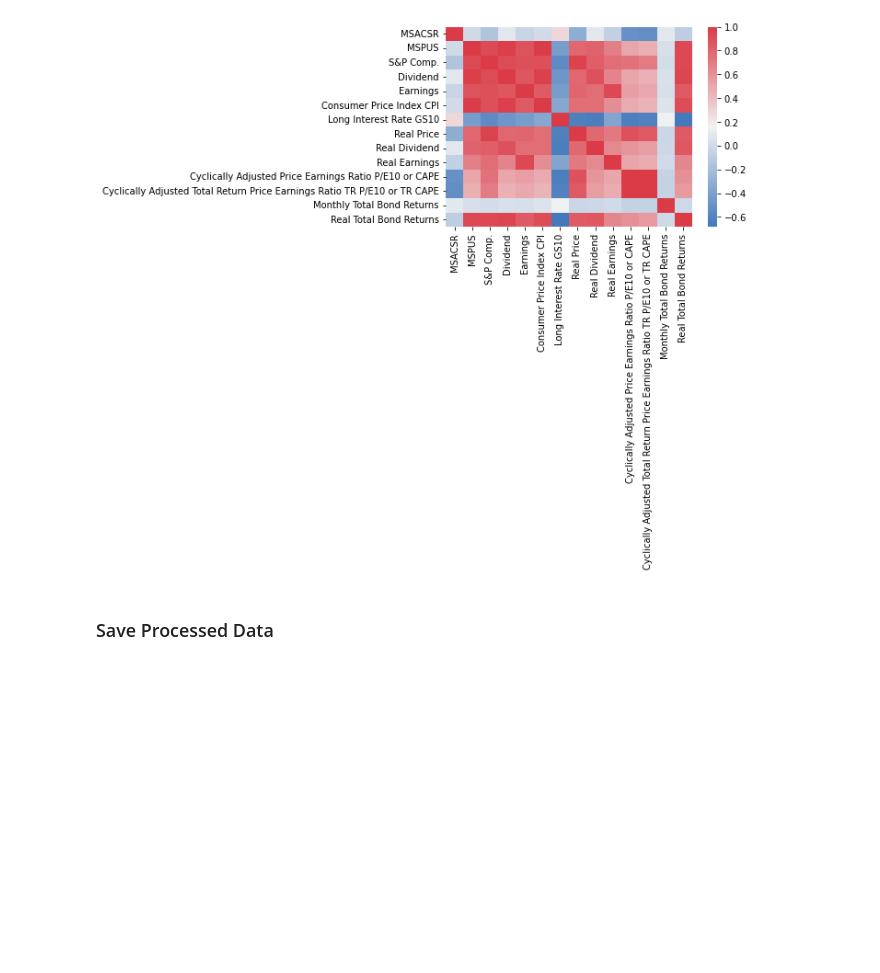
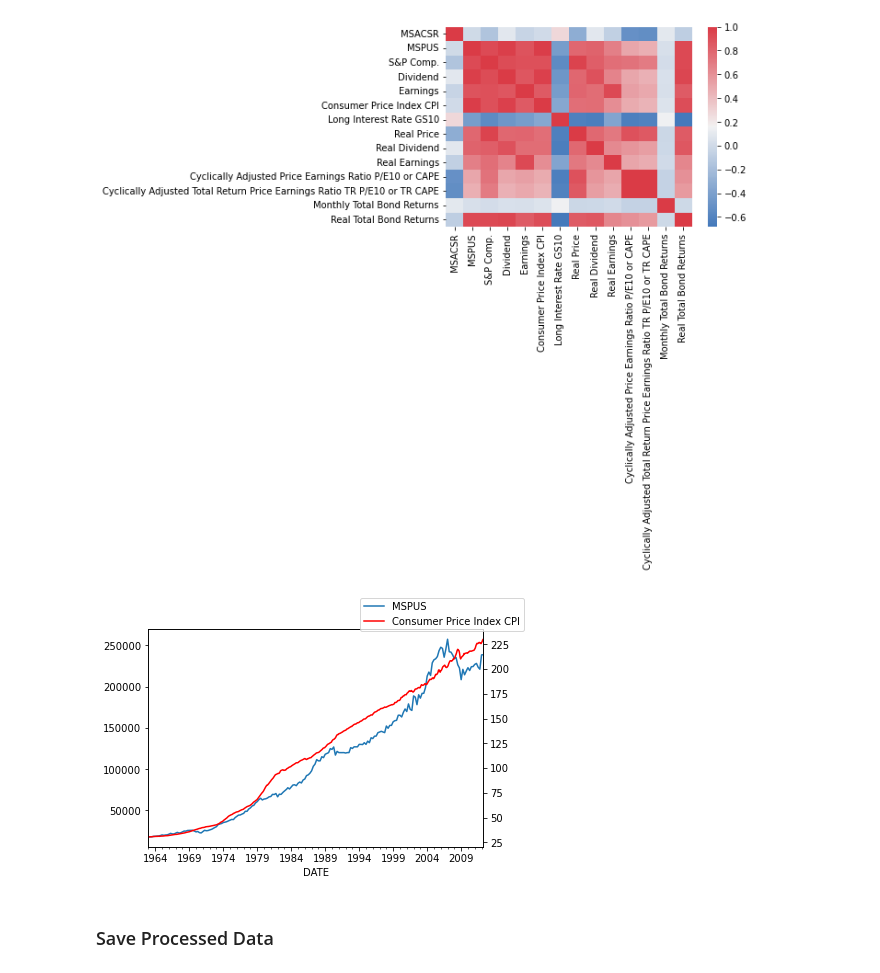
Before and after one commit to hsdistefa/mas-thesis, a Jupyter notebook: EDA.ipynb, the cells around one changed output. Drawn from its saved outputs; the diff is of its cells as text; code cells hidden in the pictures; blank space fills up the shorter version.

Commit message:
Added Housing Price vs CPI graph

```diff
--- a/EDA.ipynb
+++ b/EDA.ipynb
@@ -318,6 +318,14 @@ sns.heatmap(corr, cmap=cmap)
 # %% [output]
 <AxesSubplot:>
 [figure]
+# %%
+ax = df.plot(x='DATE', y='MSPUS', legend=False)
+ax2 = ax.twinx()
+df.plot(x='DATE', y='Consumer Price Index CPI', ax=ax2, legend=False, color='r')
+ax.figure.legend()
+plt.show()
+# %% [output]
+[figure, added]
 # %% [markdown]
 ### Save Processed Data
 # %%
```
